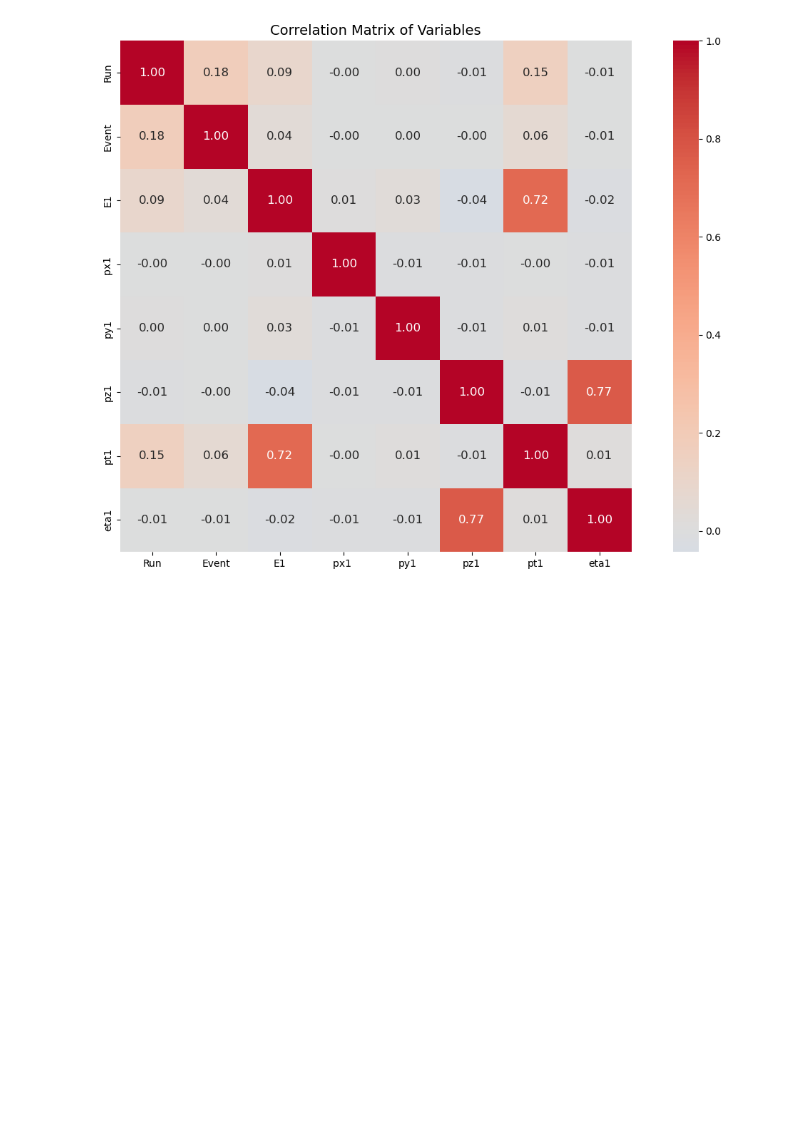
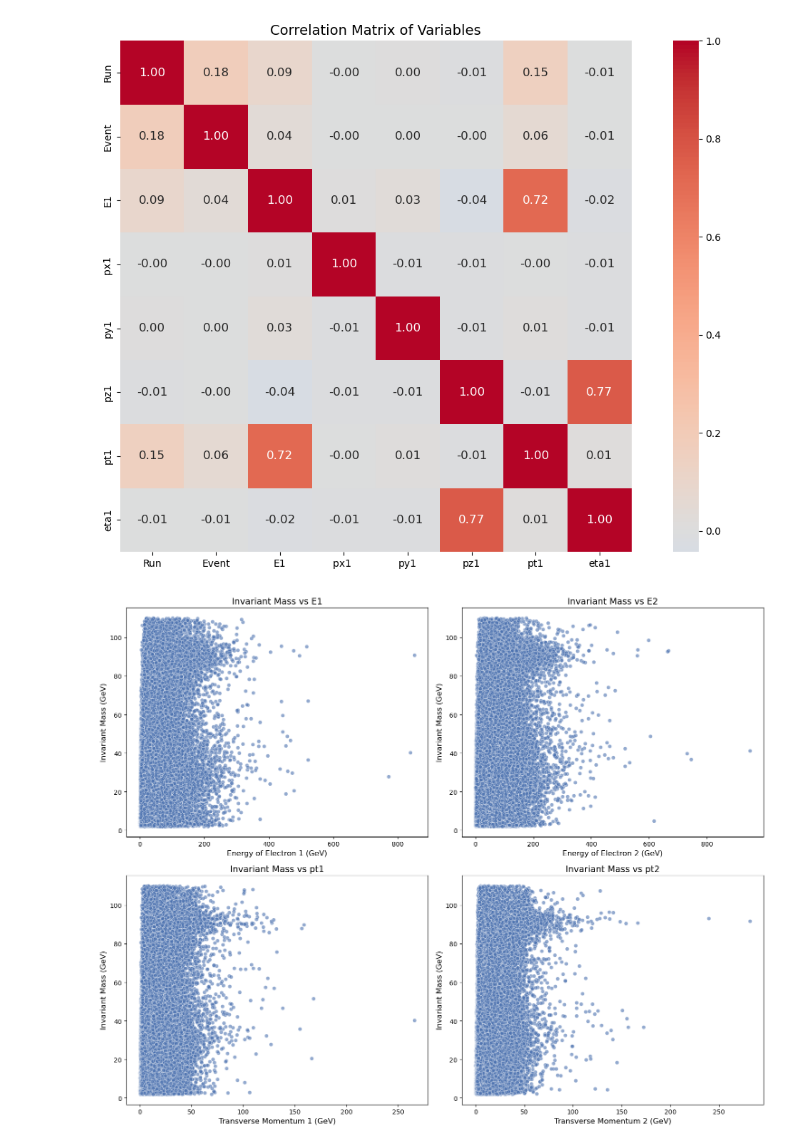
Before and after one commit to MatteoPedranzini/cern-electron-analysis, a Jupyter notebook: notebooks/Cern_Modular_Analysis.ipynb, the cells around one changed output. Saved outputs shown, nothing was run; the diff lists cells and outputs as text; code cells hidden in the pictures; blank space fills up the shorter version.

```diff
--- a/notebooks/Cern_Modular_Analysis.ipynb
+++ b/notebooks/Cern_Modular_Analysis.ipynb
@@ -63,3 +63,35 @@ plot_correlation_matrix(df, columns=numeric_columns[:8],  # Limit to first 8 col
                        title='Correlation Matrix of Variables')
 # %% [output]
 [figure]
+# %%
+# Instead of full pairplot I focus on specific interesting relationships
+fig, axes = plt.subplots(2, 2, figsize=(15, 12))
+
+plot_scatter(df, 'E1', 'M',
+             xlabel='Energy of Electron 1 (GeV)',
+             ylabel='Invariant Mass (GeV)',
+             title='Invariant Mass vs E1',
+             ax=axes[0, 0])
+
+plot_scatter(df, 'E2', 'M',
+             xlabel='Energy of Electron 2 (GeV)',
+             ylabel='Invariant Mass (GeV)',
+             title='Invariant Mass vs E2',
+             ax=axes[0, 1])
+
+plot_scatter(df, 'pt1', 'M',
+             xlabel='Transverse Momentum 1 (GeV)',
+             ylabel='Invariant Mass (GeV)',
+             title='Invariant Mass vs pt1',
+             ax=axes[1, 0])
+
+plot_scatter(df, 'pt2', 'M',
+             xlabel='Transverse Momentum 2 (GeV)',
+             ylabel='Invariant Mass (GeV)',
+             title='Invariant Mass vs pt2',
+             ax=axes[1, 1])
+
+plt.tight_layout()
+plt.show()
+# %% [output]
+[figure, added]
```
Also changed, not shown: parts of 2 cells of this notebook.
